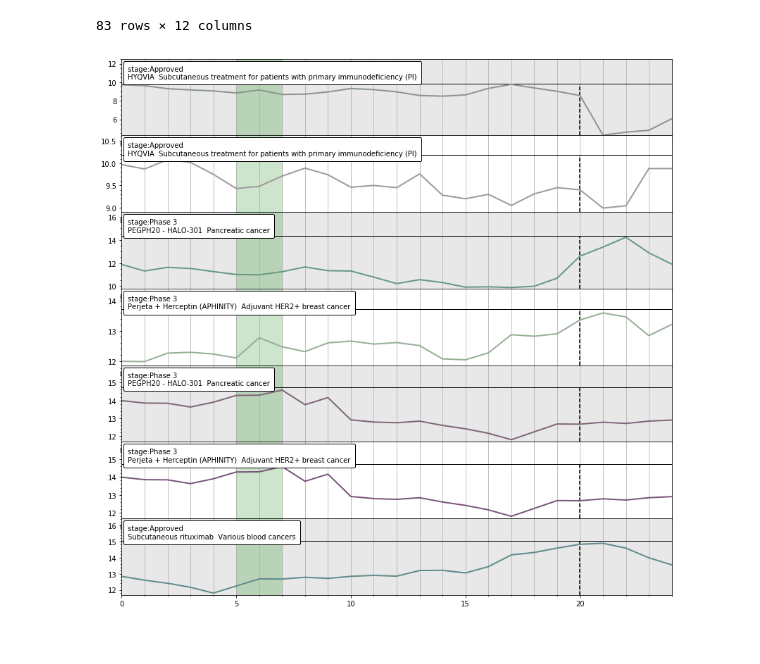
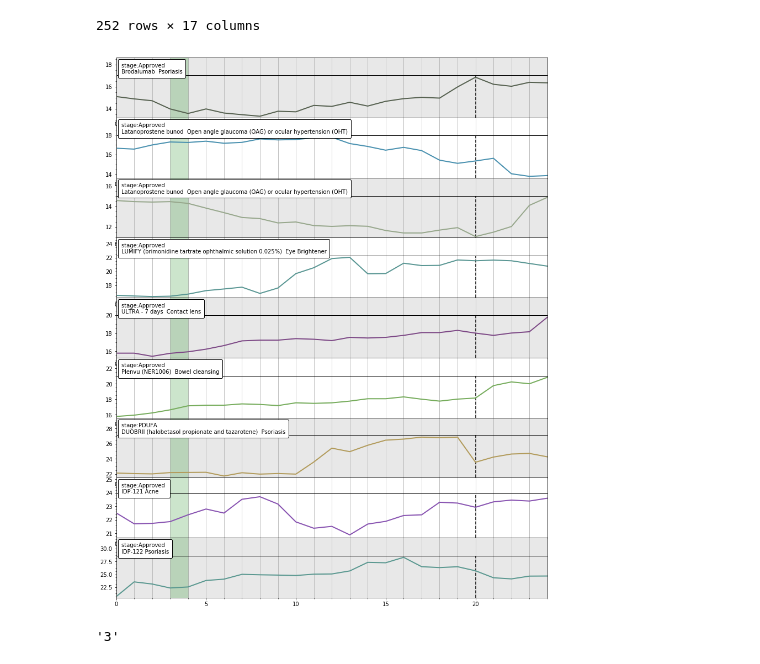
Before and after one commit to automayt/pharmakarma, a Jupyter notebook: PharmaKarma2.ipynb, the cells around one changed output. Saved outputs shown, nothing was run; the diff lists cells and outputs as text; code cells hidden in the pictures.

Commit message:
Update PharmaKarma2.ipynb
added ranges as columns to do more calcs

```diff
--- a/PharmaKarma2.ipynb
+++ b/PharmaKarma2.ipynb
@@ -48,7 +48,7 @@ df["Past"] = df["Date"] - DateOffset(weeks=3)
 df["Future"] = df["Date"] + DateOffset(weeks=1)
 
 # Create local PDUFA dataframe for comparison
-ticker="HALO"
+ticker="BHC"
 pdufadf = df.loc[ticker]
 length = len(pdufadf.index)
 count = 0
@@ -118,6 +118,9 @@ while (count < length):
 testdf=pd.DataFrame(e)
 testdf.columns=ecolumns
 calcdf=testdf.transpose()
+calcdf[["StartRange","EndRange"]] = calcdf.index.to_series().str.split(pat = " - ",expand=True)
+calcdf = calcdf.astype({"StartRange": int, "EndRange": int})
+calcdf["TotalRange"] = calcdf["EndRange"] - calcdf["StartRange"]
 calcdf['Total_POS'] = (calcdf.iloc[:, : len(pdufadf.index)] > 0).sum(axis=1)
 calcdf['Total_NEG'] = (calcdf.iloc[:, : len(pdufadf.index)] <= 0).sum(axis=1)
 calcdf['Mean'] = calcdf.mean(axis=1)
@@ -126,11 +129,13 @@ calcdf['Variance'] = calcdf.var(axis=1)
 # calcdf[(calcdf['Total_POS'] >= (length - 1)) | (calcdf['Total_NEG'] >= (length - 1))]
 avx=0
 while (avx < length):
-    axes[avx].axvspan(5, 7, color='green', alpha=0.2)
+    axes[avx].axvspan(calcdf[(calcdf['Total_POS'] >= calcdf["Total_POS"].max() - 3)].sort_values(by=['Stddev']).iloc[0]["StartRange"]
+, calcdf[(calcdf['Total_POS'] >= calcdf["Total_POS"].max() - 3)].sort_values(by=['Stddev']).iloc[0]["EndRange"]
+, color='green', alpha=0.2)
     avx = avx + 1
 calcdf[(calcdf['Total_POS'] >= calcdf["Total_POS"].max() - 3)].sort_values(by=['Stddev'])
 
 #CALCULATE BEST FIT DERIVATIVE PRE-PDUFA TO DETERMINE CONSISTENCY OF CURVE AND COMPARE TO TODAY.
-#Add range values to calcdf so highlighted portion can be calculated from "winner".
+#Figure out calculation for "winner". Is it stddev * mean? What about ranges to short?
 # plt.show()
 # %% [output]
@@ -154,2 +159,6 @@ calcdf[(calcdf['Total_POS'] >= calcdf["Total_POS"].max() - 3)].sort_values(by=['
-83 rows × 12 columns
+252 rows × 17 columns
-[figure, old version]
+[figure, new version]
+# %%
+calcdf[(calcdf['Total_POS'] >= calcdf["Total_POS"].max() - 3)].sort_values(by=['Stddev']).iloc[0]["StartRange"]
+# %% [output]
+'3'
```
Also changed, not shown: parts of 3 cells of this notebook.
